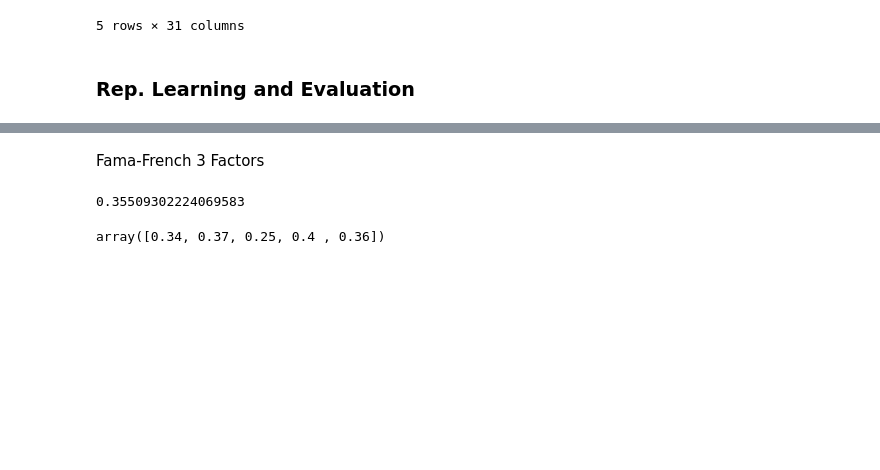
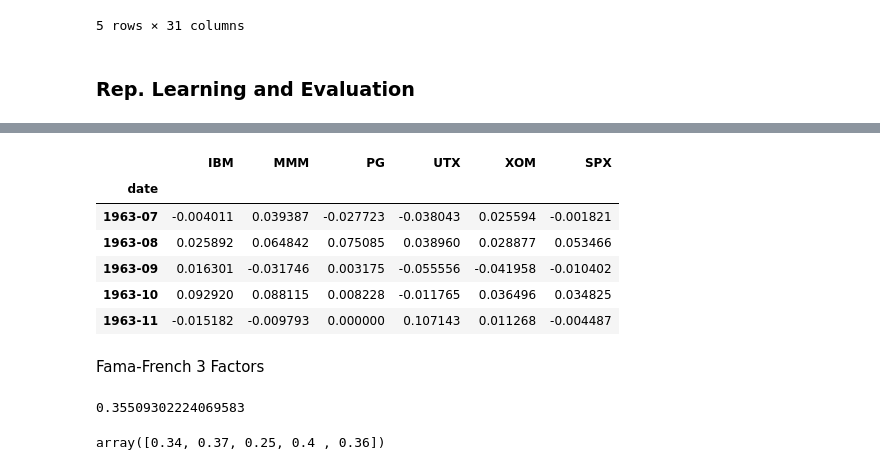
Before and after one commit to jgdenby/PortfolioFactorAnalysis, a Jupyter notebook: PortfolioFactorAnalysis.ipynb, the cells around one changed output, grey strips where cells are left out. Drawn from its saved outputs; the diff is of its cells as text; code cells hidden in the pictures; blank space fills up the shorter version.

```diff
--- a/PortfolioFactorAnalysis.ipynb
+++ b/PortfolioFactorAnalysis.ipynb
@@ -203,7 +207,7 @@ TODO:
 spx = pd.read_csv('CRSP SPX Index File.csv')
 spx['caldt'] = pd.to_datetime(spx['caldt'], format = '%Y%m%d')
 spx['caldt'] = spx.caldt.dt.to_period('M')
-#spx['caldt'] = spx['caldt'].astype('str')
+spx['caldt'] = spx['caldt'].astype('str')
 spx = spx[(spx['caldt'] <= '2013-12')]
 spx.rename(inplace = True, index = str, columns = {'caldt':'date', spx.columns[1]:'SPX'})
 # %%
@@ -242,3 +248,13 @@ stocks.head()
+# %%
+stocks_spx.head()
+# %% [output]
+|  | IBM | MMM | PG | UTX | XOM | SPX |
+| date |  |  |  |  |  |  |
+| 1963-07 | -0.004011 | 0.039387 | -0.027723 | -0.038043 | 0.025594 | -0.001821 |
+| 1963-08 | 0.025892 | 0.064842 | 0.075085 | 0.038960 | 0.028877 | 0.053466 |
+| 1963-09 | 0.016301 | -0.031746 | 0.003175 | -0.055556 | -0.041958 | -0.010402 |
+| 1963-10 | 0.092920 | 0.088115 | 0.008228 | -0.011765 | 0.036496 | 0.034825 |
+| 1963-11 | -0.015182 | -0.009793 | 0.000000 | 0.107143 | 0.011268 | -0.004487 |
 # %%
 # Net/gross returns dataset
 # X_train = netreturns.drop("Month", axis=1)
```
Also changed, not shown: parts of 17 cells of this notebook.
